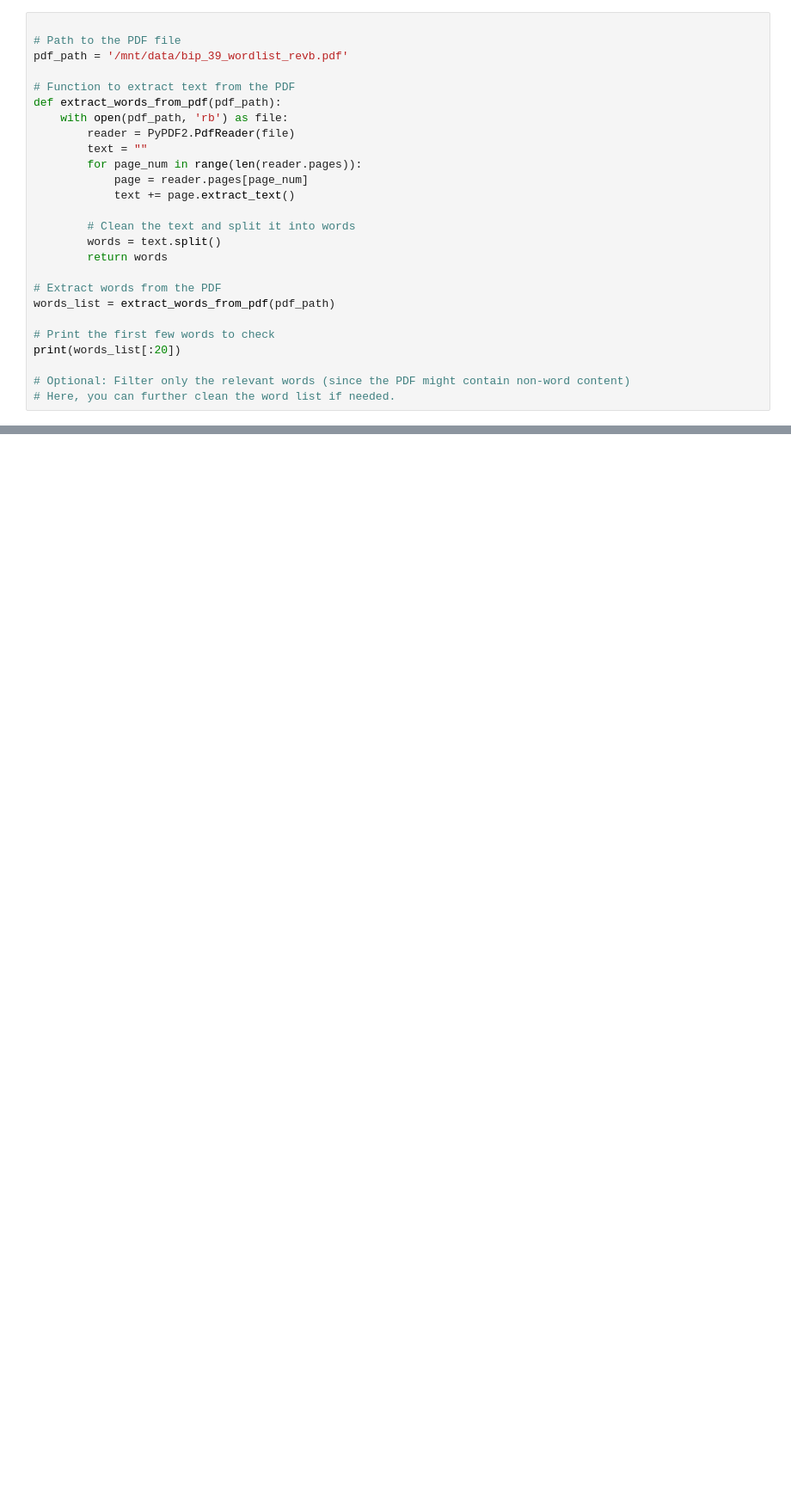
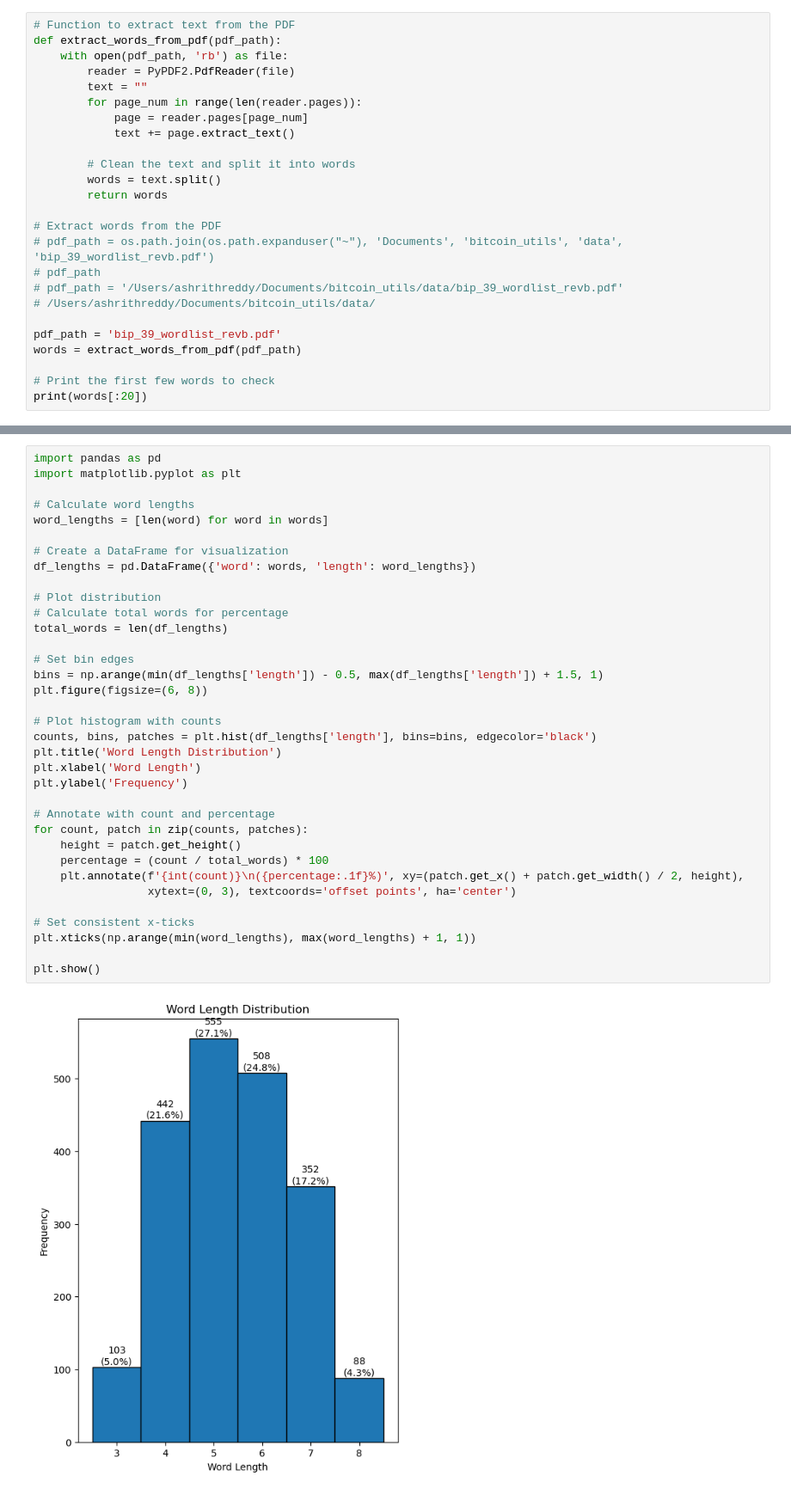
Before and after one commit to ashrithssreddy/Bitcoin_Utils, a Jupyter notebook: notebooks/seed_words_EDA.ipynb, the cells around one changed output, grey strips where cells are left out. Shown at 86% size. Drawn from its saved outputs; the diff is of its cells as text; blank space fills up the shorter version.

Commit message:
Added 2 analysis
Word length distribution. Starting letter frequency.

```diff
--- a/notebooks/seed_words_EDA.ipynb
+++ b/notebooks/seed_words_EDA.ipynb
@@ -6,8 +11,4 @@ from collections import Counter
 # %%
-
-# Path to the PDF file
-pdf_path = '/mnt/data/bip_39_wordlist_revb.pdf'
-
 # Function to extract text from the PDF
 def extract_words_from_pdf(pdf_path):
     with open(pdf_path, 'rb') as file:
@@ -22,10 +23,13 @@ def extract_words_from_pdf(pdf_path):
         return words
 
 # Extract words from the PDF
-words_list = extract_words_from_pdf(pdf_path)
+# pdf_path = os.path.join(os.path.expanduser("~"), 'Documents', 'bitcoin_utils', 'data', 'bip_39_wordlist_revb.pdf')
+# pdf_path
+# pdf_path = '/Users/ashrithreddy/Documents/bitcoin_utils/data/bip_39_wordlist_revb.pdf'
+# /Users/ashrithreddy/Documents/bitcoin_utils/data/
+
+pdf_path = 'bip_39_wordlist_revb.pdf'
+words = extract_words_from_pdf(pdf_path)
 
 # Print the first few words to check
-print(words_list[:20])
-
-# Optional: Filter only the relevant words (since the PDF might contain non-word content)
-# Here, you can further clean the word list if needed.
+print(words[:20])
@@ -31,0 +41,37 @@ print(words_list[:20])
+# %%
+import pandas as pd
+import matplotlib.pyplot as plt
+
+# Calculate word lengths
+word_lengths = [len(word) for word in words]
+
+# Create a DataFrame for visualization
+df_lengths = pd.DataFrame({'word': words, 'length': word_lengths})
+
+# Plot distribution
+# Calculate total words for percentage
+total_words = len(df_lengths)
+
+# Set bin edges
+bins = np.arange(min(df_lengths['length']) - 0.5, max(df_lengths['length']) + 1.5, 1)
+plt.figure(figsize=(6, 8))
+
+# Plot histogram with counts
+counts, bins, patches = plt.hist(df_lengths['length'], bins=bins, edgecolor='black')
+plt.title('Word Length Distribution')
+plt.xlabel('Word Length')
+plt.ylabel('Frequency')
+
+# Annotate with count and percentage
+for count, patch in zip(counts, patches):
+    height = patch.get_height()
+    percentage = (count / total_words) * 100
+    plt.annotate(f'{int(count)}\n({percentage:.1f}%)', xy=(patch.get_x() + patch.get_width() / 2, height),
+                 xytext=(0, 3), textcoords='offset points', ha='center')
+
+# Set consistent x-ticks
+plt.xticks(np.arange(min(word_lengths), max(word_lengths) + 1, 1))
+
+plt.show()
+# %% [output]
+[figure, added]
```
Also changed, not shown: parts of 7 cells of this notebook, 1 other file.
